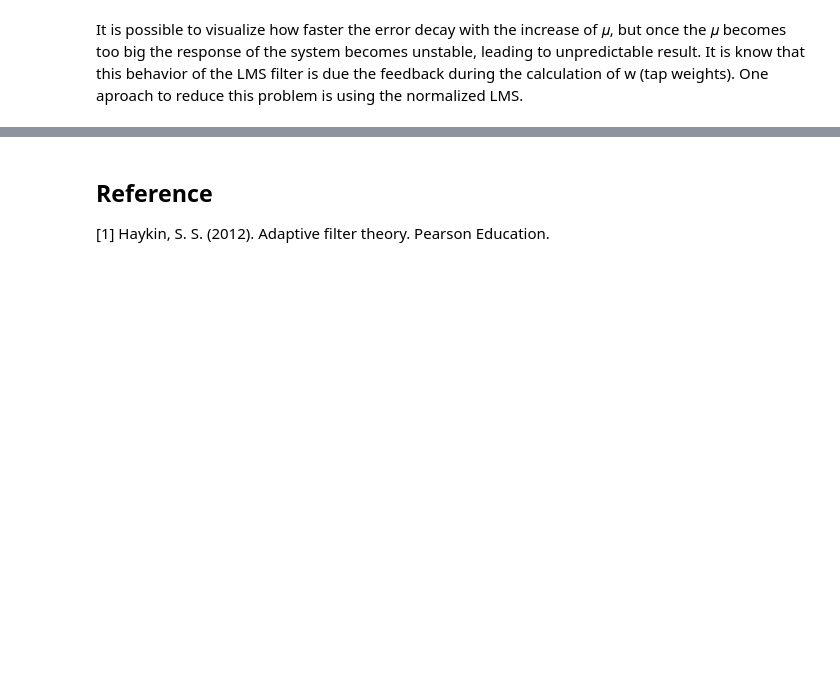
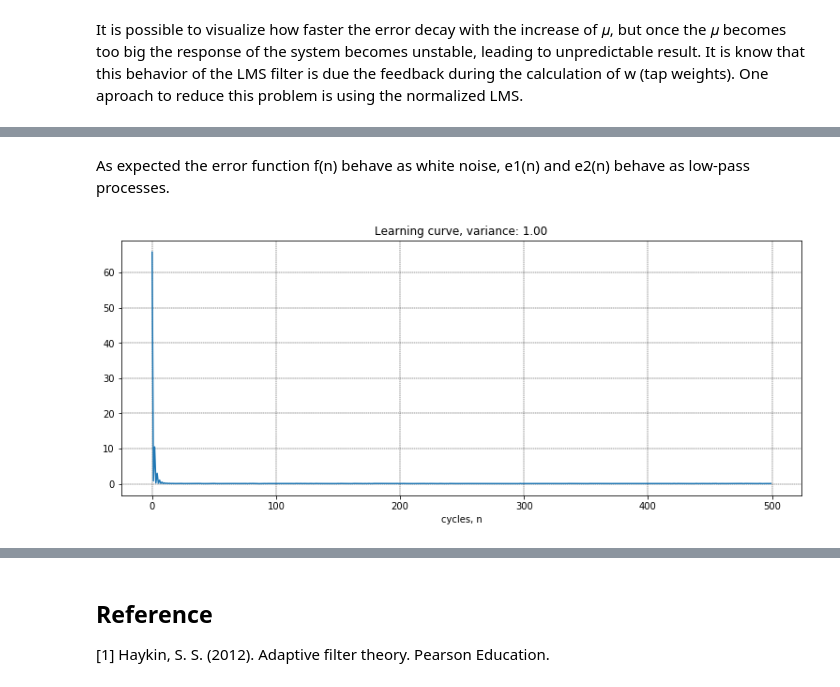
Before and after one commit to natanaelmgomes/AF4_LMS_NLMS, a Jupyter notebook: AF4_LMS_NLMS.ipynb, the cells around one changed output, grey strips where cells are left out. Saved outputs shown, nothing was run; the diff lists cells and outputs as text; code cells hidden in the pictures; blank space fills up the shorter version.

```diff
--- a/AF4_LMS_NLMS.ipynb
+++ b/AF4_LMS_NLMS.ipynb
@@ -267,0 +344,43 @@ plt.show()
+# %% [markdown]
+As expected the error function f(n) behave as white noise, e1(n) and e2(n) behave as low-pass processes.
+# %%
+# 100 Monte Carlo simulations
+carlos = 100
+
+# initialize with zeros
+y = np.zeros((n,carlos))
+e = np.zeros((n,carlos))
+deva = np.zeros(carlos)
+
+# parameter
+mu = 0.005
+
+# perform
+for k in range(carlos):
+    signal = aru(n = (n+m), ic = 10, sigma = 0.27)
+    w = np.zeros(m)
+    for i in range(n):
+        # calculating step
+        u = np.array(signal[i:i+m])
+        y[i] = u.dot(w)
+        # updating step
+        e[i,k] = signal[i+m] - y[i,k]
+        w = w + mu * u * e[i,k]
+        y[i,k] = u.dot(w)
+    deva[k] = np.std(signal)
+
+# Calculate the mean
+f = np.zeros(n)
+f = np.mean(e ** 2, axis=1)
+
+dev = np.mean(deva)
+
+# Plot the Errors
+fig, ax = plt.subplots(1,1,figsize=(13,5))
+ax.set_title('Learning curve, variance: {:.2f}'.format(dev))
+ax.plot(f)
+ax.set_xlabel('cycles, n'), ax.grid(linestyle='--',linewidth='0.4', color='black')
+plt.subplots_adjust(hspace = 0.3, wspace = 0.1)
+plt.show()
+# %% [output]
+[figure, added]
```
Also changed, not shown: parts of 10 cells of this notebook.
